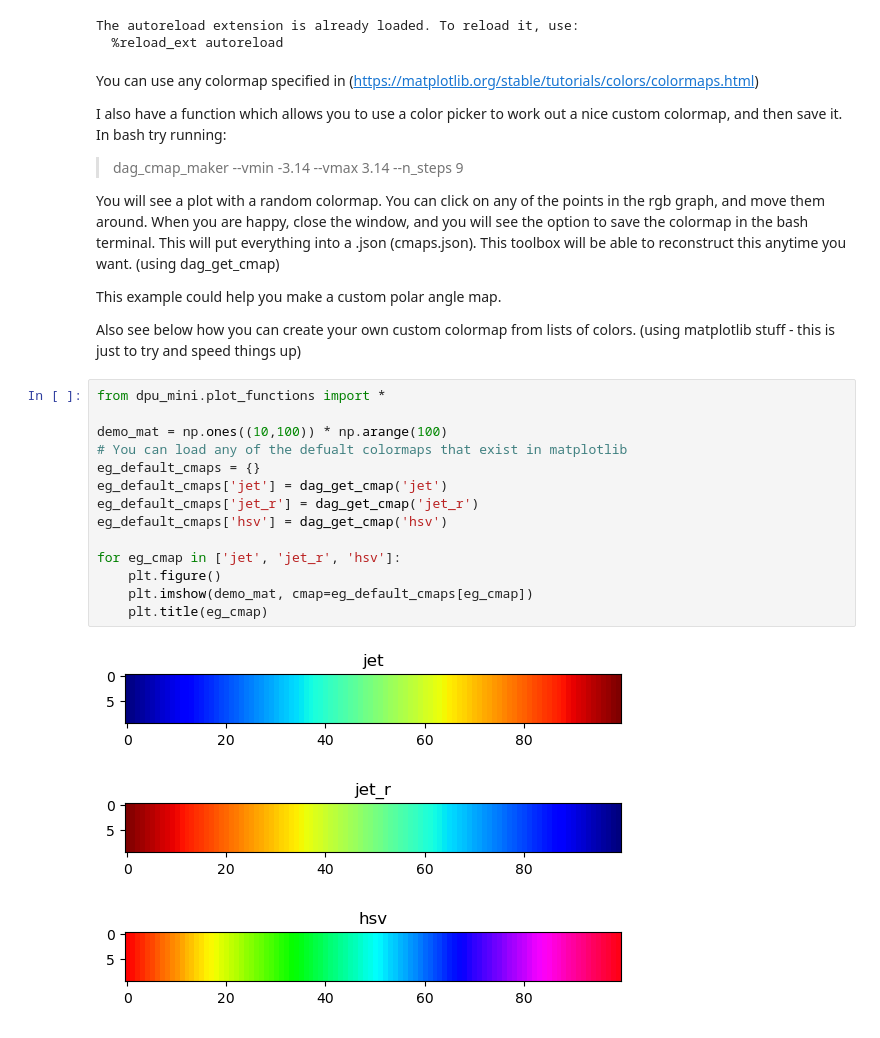
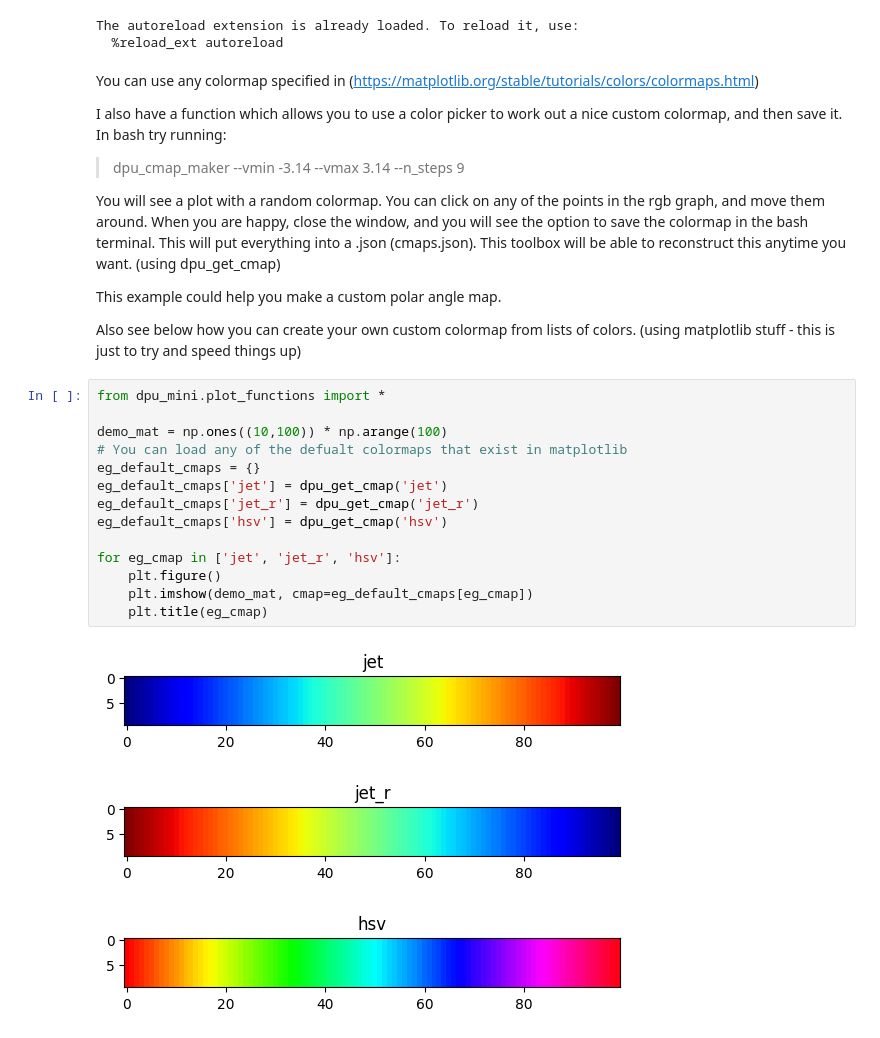
Before and after one commit to mdaghlian/dpu_mini, a Jupyter notebook: notebooks/colormaps.ipynb, the cells around one changed output. Cells and saved outputs as stored; diff of their text form.

```diff
--- a/notebooks/colormaps.ipynb
+++ b/notebooks/colormaps.ipynb
@@ -15,10 +15,10 @@ You can use any colormap specified in (https://matplotlib.org/stable/tutorials/c
 
 I also have a function which allows you to use a color picker to work out a nice custom colormap, and then save it.
 In bash try running:
-> dag_cmap_maker --vmin -3.14 --vmax 3.14 --n_steps 9
+> dpu_cmap_maker --vmin -3.14 --vmax 3.14 --n_steps 9
 
 
-You will see a plot with a random colormap. You can click on any of the points in the rgb graph, and move them around. When you are happy, close the window, and you will see the option to save the colormap in the bash terminal. This will put everything into a .json (cmaps.json). This toolbox will be able to reconstruct this anytime you want. (using dag_get_cmap)
+You will see a plot with a random colormap. You can click on any of the points in the rgb graph, and move them around. When you are happy, close the window, and you will see the option to save the colormap in the bash terminal. This will put everything into a .json (cmaps.json). This toolbox will be able to reconstruct this anytime you want. (using dpu_get_cmap)
 
 This example could help you make a custom polar angle map.
 
@@ -26,21 +26,21 @@ Also see below how you can create your own custom colormap from lists of colors.
 # %%
 from dpu_mini.plot_functions import *
 
 demo_mat = np.ones((10,100)) * np.arange(100)
 # You can load any of the defualt colormaps that exist in matplotlib
 eg_default_cmaps = {}
-eg_default_cmaps['jet'] = dag_get_cmap('jet')
-eg_default_cmaps['jet_r'] = dag_get_cmap('jet_r')
-eg_default_cmaps['hsv'] = dag_get_cmap('hsv')
+eg_default_cmaps['jet'] = dpu_get_cmap('jet')
+eg_default_cmaps['jet_r'] = dpu_get_cmap('jet_r')
+eg_default_cmaps['hsv'] = dpu_get_cmap('hsv')
 
 for eg_cmap in ['jet', 'jet_r', 'hsv']:
     plt.figure()
     plt.imshow(demo_mat, cmap=eg_default_cmaps[eg_cmap])
     plt.title(eg_cmap)
 # %% [output]
-[figure, old version]
+[figure, new version]
-[figure, old version]
+[figure, new version]
-[figure, old version]
+[figure, new version]
 # %%
 # To create a custom color map:
 # [1] cmap_name             name of your new cmap
```
Also changed, not shown: parts of 7 cells of this notebook, 30 other files.
